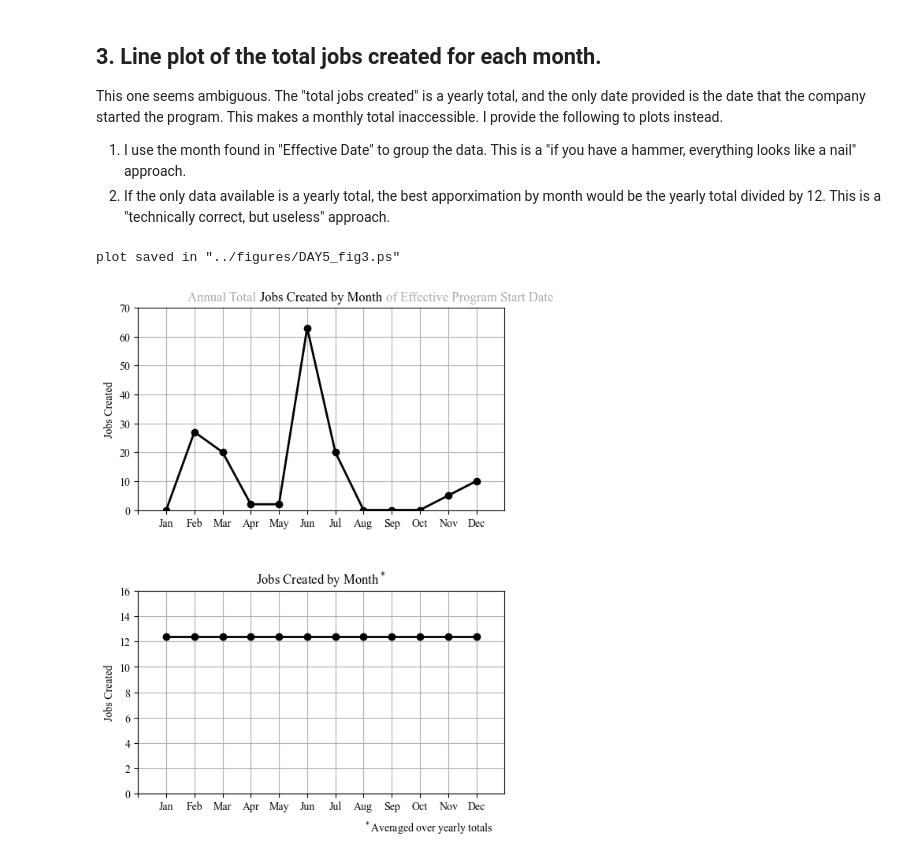
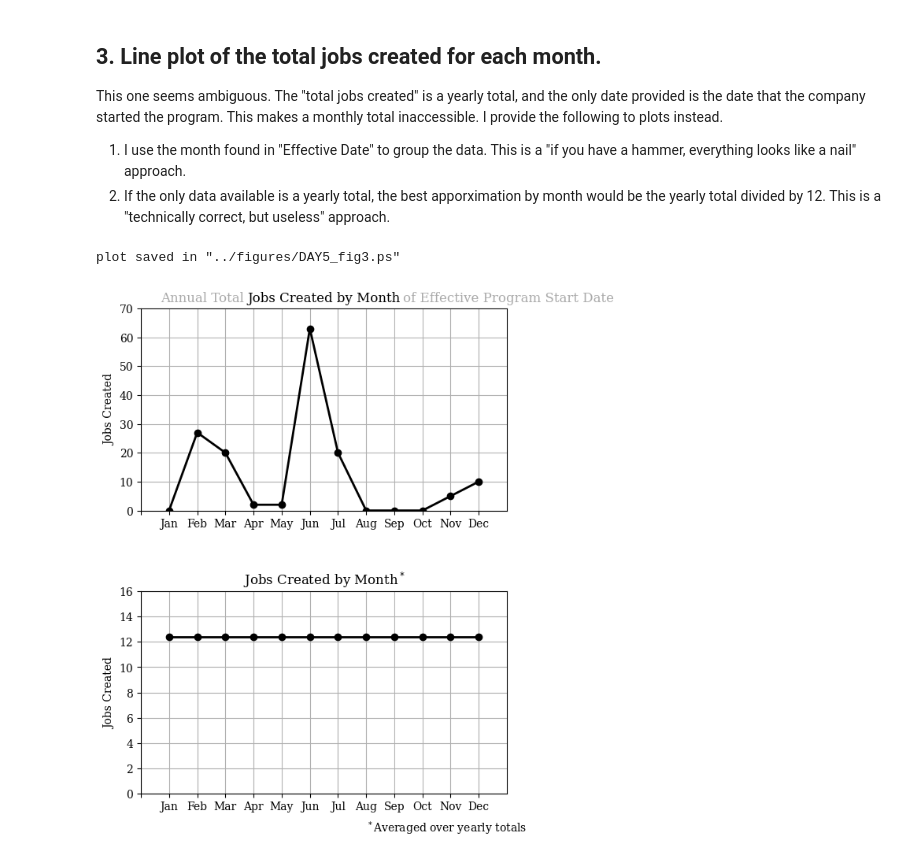
Before and after one commit to ptlake/binder-framework, a Jupyter notebook: notebooks/DAY5_matplotlib.ipynb, the cells around one changed output. Saved outputs shown, nothing was run; the diff lists cells and outputs as text; code cells hidden in the pictures.

Commit message:
Corrected errors in notebooks, added figures directory

```diff
--- a/notebooks/DAY5_matplotlib.ipynb
+++ b/notebooks/DAY5_matplotlib.ipynb
@@ -5,9 +5,9 @@ import matplotlib.pyplot as plt
 import pandas as pd
 import numpy as np
 
-plt.rcParams["font.family"] = "Times New Roman"
+plt.rcParams["font.family"] = "Serif"
 
-vecsp=pd.read_csv("/home/ptlake/Documents/Value_of_Energy_Cost_Savings_Program_Savings_for_Businesses_-_FY2020.csv")
+vecsp=pd.read_csv("../data/Value_of_Energy_Cost_Savings_Program_Savings_for_Businesses_-_FY2020.csv")
 # %% [markdown]
 ## 1.  Scatter plot of jobs created versus average savings. Use both a standard and a logarithmic scale for the average savings.
 
@@ -74,34 +76,36 @@ This one seems ambiguous.  The "total jobs created" is a yearly total, and the o
 # %%
 vecsp["Effective Date"]=pd.to_datetime(vecsp["Effective Date"])
 
 jobs_by_month=vecsp.groupby(vecsp['Effective Date'].dt.month)["Job created"].sum()
 
 fig3,axs3 = plt.subplots(2,1,figsize=(6,8))
 
 axs3[0].set_ylabel("Jobs Created")
-axs3[0].text(1.75,72.3,"Annual Total",c='#aaaaaa',size=12)
-axs3[0].text(8.8,72.3,"of Effective Program Start Date",c='#aaaaaa',size=12)
+axs3[0].text(0.7,72.3,"Annual Total",c='#aaaaaa',size=12)
+axs3[0].text(9.3,72.3,"of Effective Program Start Date",c='#aaaaaa',size=12)
 axs3[0].set_title("Jobs Created by Month")
-axs3[0].set_xticks(np.arange(13),['','Jan','Feb','Mar','Apr','May','Jun','Jul','Aug','Sep','Oct','Nov','Dec'])
+axs3[0].set_xticks(np.arange(13))
+axs3[0].set_xticklabels(['','Jan','Feb','Mar','Apr','May','Jun','Jul','Aug','Sep','Oct','Nov','Dec'])
 axs3[0].grid()
 axs3[0].axis([0,13,0,70])
 axs3[0].plot(jobs_by_month,linewidth=2,color='black',marker='o')
 
 mnths=np.arange(1,13)
 jobs=np.ones(12)*vecsp["Job created"].sum()/12
 
 axs3[1].set_ylabel("Jobs Created")
 axs3[1].set_title("Jobs Created by Month$^*$")
 axs3[1].text(8,-3,"$^*$Averaged over yearly totals")
-axs3[1].set_xticks(np.arange(13),['','Jan','Feb','Mar','Apr','May','Jun','Jul','Aug','Sep','Oct','Nov','Dec'])
+axs3[1].set_xticks(np.arange(13))
+axs3[1].set_xticklabels(['','Jan','Feb','Mar','Apr','May','Jun','Jul','Aug','Sep','Oct','Nov','Dec'])
 axs3[1].grid()
 axs3[1].axis([0,13,0,16])
 axs3[1].plot(mnths,jobs,linewidth=2,color='black',marker='o')
 
 plt.subplots_adjust(hspace=0.4)
 plt.savefig('../figures/DAY5_fig3.ps')
 print("plot saved in \"../figures/DAY5_fig3.ps\"")
 plt.show()
 # %% [output]
 plot saved in "../figures/DAY5_fig3.ps"
-[figure, old version]
+[figure, new version]
```
Also changed, not shown: parts of 2 cells of this notebook, 1 other file.
